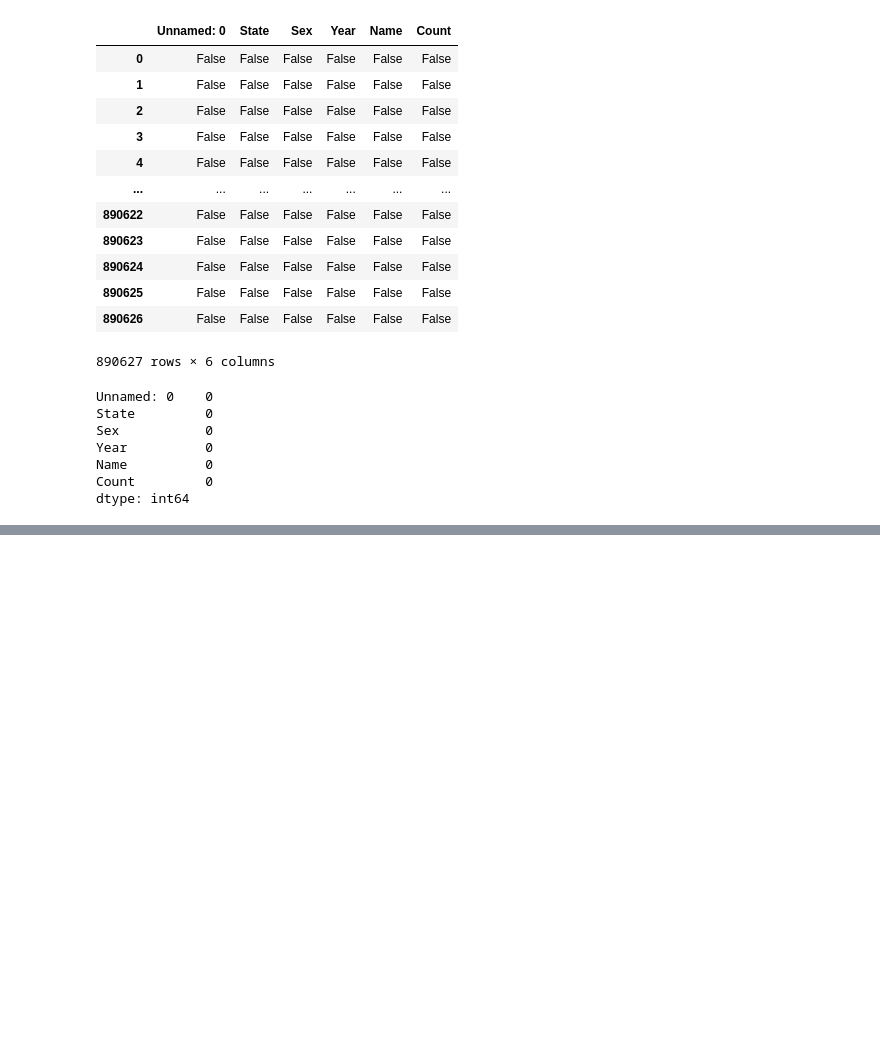
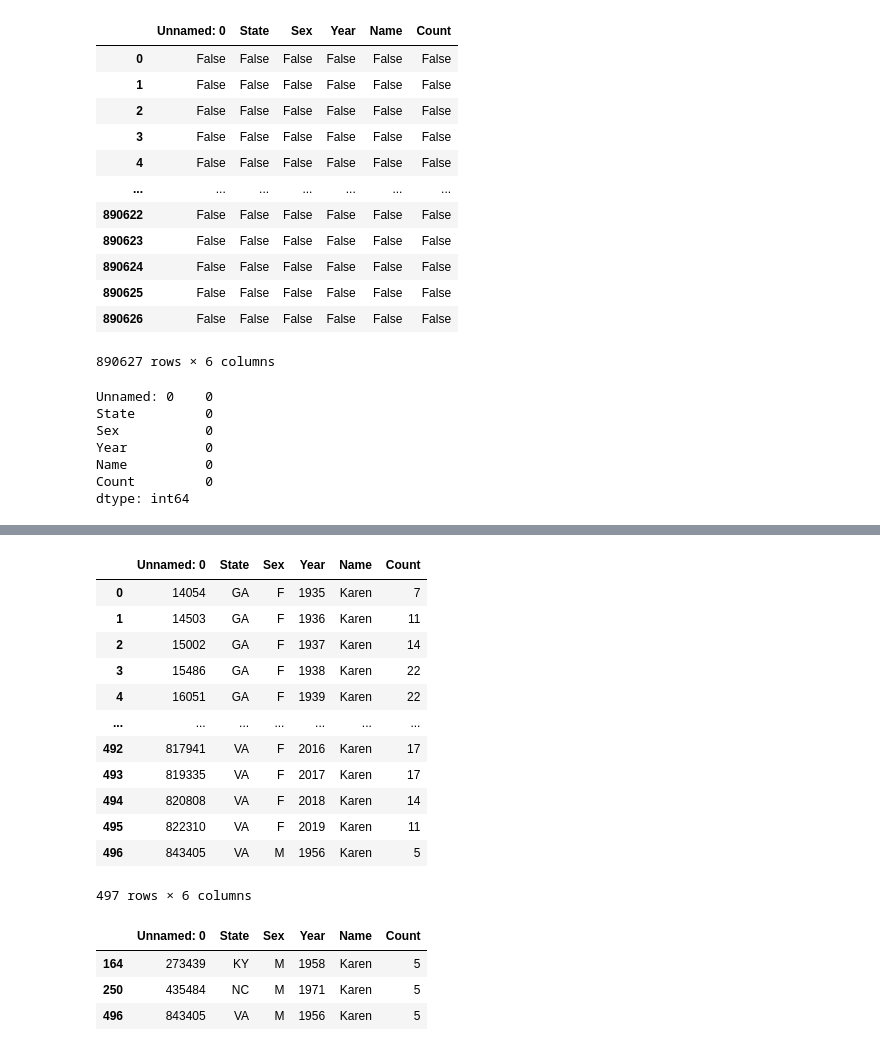
Before and after one commit to simjoshi/The-K-Word, a Jupyter notebook: analysis.ipynb, the cells around one changed output, grey strips where cells are left out. Cells and saved outputs as stored; diff of their text form; code cells hidden in the pictures; blank space fills up the shorter version.

```diff
--- a/analysis.ipynb
+++ b/analysis.ipynb
@@ -80,0 +125,25 @@ dtype: int64
+# %%
+karen_df = df.loc[df['Name'] == 'Karen'].reset_index(drop=True)
+karen_df
+# %% [output]
+|  | Unnamed: 0 | State | Sex | Year | Name | Count |
+| 0 | 14054 | GA | F | 1935 | Karen | 7 |
+| 1 | 14503 | GA | F | 1936 | Karen | 11 |
+| 2 | 15002 | GA | F | 1937 | Karen | 14 |
+| 3 | 15486 | GA | F | 1938 | Karen | 22 |
+| 4 | 16051 | GA | F | 1939 | Karen | 22 |
+| ... | ... | ... | ... | ... | ... | ... |
+| 492 | 817941 | VA | F | 2016 | Karen | 17 |
+| 493 | 819335 | VA | F | 2017 | Karen | 17 |
+| 494 | 820808 | VA | F | 2018 | Karen | 14 |
+| 495 | 822310 | VA | F | 2019 | Karen | 11 |
+| 496 | 843405 | VA | M | 1956 | Karen | 5 |
+497 rows × 6 columns
+# %%
+male_karen_df = karen_df.loc[karen_df['Sex'] == 'M']
+male_karen_df
+# %% [output]
+|  | Unnamed: 0 | State | Sex | Year | Name | Count |
+| 164 | 273439 | KY | M | 1958 | Karen | 5 |
+| 250 | 435484 | NC | M | 1971 | Karen | 5 |
+| 496 | 843405 | VA | M | 1956 | Karen | 5 |
```
Also changed, not shown: parts of 16 cells of this notebook, 1 other file.
